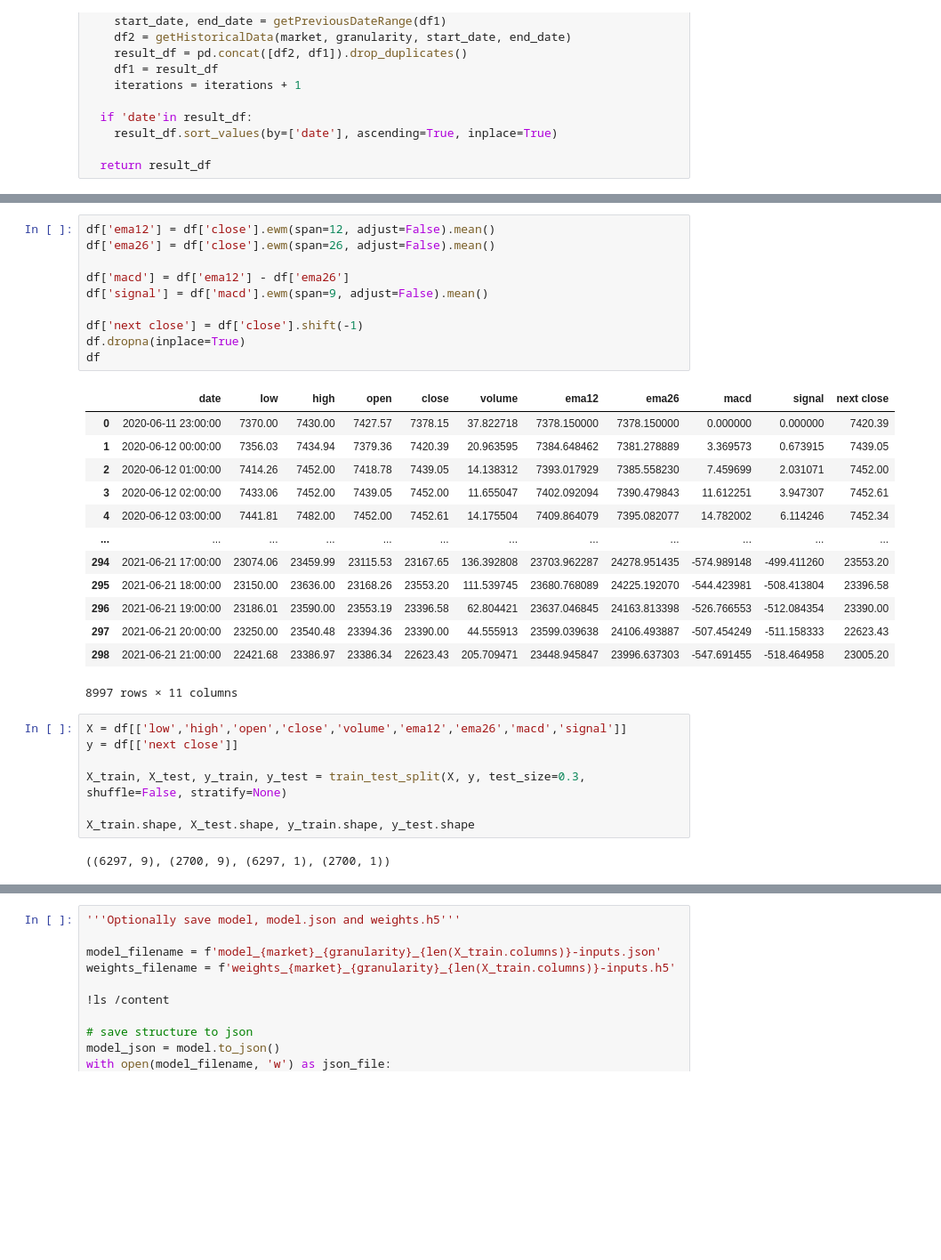
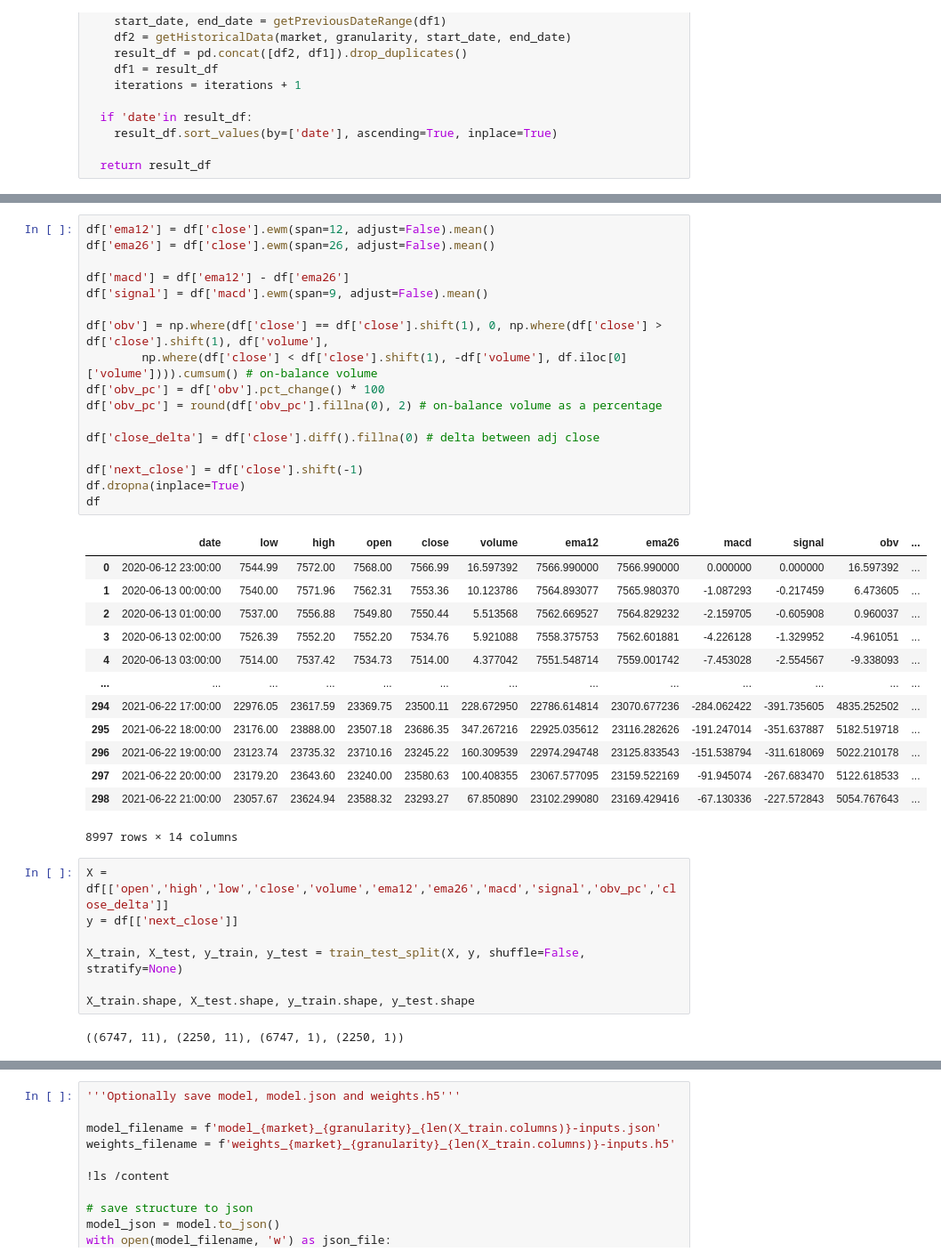
Before and after one commit to whittlem/colabnotebooks, a Jupyter notebook: TradingAI_LSTM_BitcoinHourly.ipynb, the cells around one changed output, grey strips where cells are left out. Shown at 89% size. Cells and saved outputs as stored; diff of their text form; blank space fills up the shorter version.

```diff
--- a/TradingAI_LSTM_BitcoinHourly.ipynb
+++ b/TradingAI_LSTM_BitcoinHourly.ipynb
@@ -89,36 +85,43 @@ df.head()
 # %%
 df['ema12'] = df['close'].ewm(span=12, adjust=False).mean()
 df['ema26'] = df['close'].ewm(span=26, adjust=False).mean()
 
 df['macd'] = df['ema12'] - df['ema26']
 df['signal'] = df['macd'].ewm(span=9, adjust=False).mean()
 
-df['next close'] = df['close'].shift(-1)
+df['obv'] = np.where(df['close'] == df['close'].shift(1), 0, np.where(df['close'] > df['close'].shift(1), df['volume'],
+        np.where(df['close'] < df['close'].shift(1), -df['volume'], df.iloc[0]['volume']))).cumsum() # on-balance volume
+df['obv_pc'] = df['obv'].pct_change() * 100
+df['obv_pc'] = round(df['obv_pc'].fillna(0), 2) # on-balance volume as a percentage
+
+df['close_delta'] = df['close'].diff().fillna(0) # delta between adj close
+
+df['next_close'] = df['close'].shift(-1)
 df.dropna(inplace=True)
 df
 # %% [output]
-|  | date | low | high | open | close | volume | ema12 | ema26 | macd | signal | next close |
-| 0 | 2020-06-11 23:00:00 | 7370.00 | 7430.00 | 7427.57 | 7378.15 | 37.822718 | 7378.150000 | 7378.150000 | 0.000000 | 0.000000 | 7420.39 |
-| 1 | 2020-06-12 00:00:00 | 7356.03 | 7434.94 | 7379.36 | 7420.39 | 20.963595 | 7384.648462 | 7381.278889 | 3.369573 | 0.673915 | 7439.05 |
-| 2 | 2020-06-12 01:00:00 | 7414.26 | 7452.00 | 7418.78 | 7439.05 | 14.138312 | 7393.017929 | 7385.558230 | 7.459699 | 2.031071 | 7452.00 |
-| 3 | 2020-06-12 02:00:00 | 7433.06 | 7452.00 | 7439.05 | 7452.00 | 11.655047 | 7402.092094 | 7390.479843 | 11.612251 | 3.947307 | 7452.61 |
-| 4 | 2020-06-12 03:00:00 | 7441.81 | 7482.00 | 7452.00 | 7452.61 | 14.175504 | 7409.864079 | 7395.082077 | 14.782002 | 6.114246 | 7452.34 |
-| ... | ... | ... | ... | ... | ... | ... | ... | ... | ... | ... | ... |
-| 294 | 2021-06-21 17:00:00 | 23074.06 | 23459.99 | 23115.53 | 23167.65 | 136.392808 | 23703.962287 | 24278.951435 | -574.989148 | -499.411260 | 23553.20 |
-| 295 | 2021-06-21 18:00:00 | 23150.00 | 23636.00 | 23168.26 | 23553.20 | 111.539745 | 23680.768089 | 24225.192070 | -544.423981 | -508.413804 | 23396.58 |
-| 296 | 2021-06-21 19:00:00 | 23186.01 | 23590.00 | 23553.19 | 23396.58 | 62.804421 | 23637.046845 | 24163.813398 | -526.766553 | -512.084354 | 23390.00 |
-| 297 | 2021-06-21 20:00:00 | 23250.00 | 23540.48 | 23394.36 | 23390.00 | 44.555913 | 23599.039638 | 24106.493887 | -507.454249 | -511.158333 | 22623.43 |
-| 298 | 2021-06-21 21:00:00 | 22421.68 | 23386.97 | 23386.34 | 22623.43 | 205.709471 | 23448.945847 | 23996.637303 | -547.691455 | -518.464958 | 23005.20 |
+|  | date | low | high | open | close | volume | ema12 | ema26 | macd | signal | obv | ... |
+| 0 | 2020-06-12 23:00:00 | 7544.99 | 7572.00 | 7568.00 | 7566.99 | 16.597392 | 7566.990000 | 7566.990000 | 0.000000 | 0.000000 | 16.597392 | ... |
+| 1 | 2020-06-13 00:00:00 | 7540.00 | 7571.96 | 7562.31 | 7553.36 | 10.123786 | 7564.893077 | 7565.980370 | -1.087293 | -0.217459 | 6.473605 | ... |
+| 2 | 2020-06-13 01:00:00 | 7537.00 | 7556.88 | 7549.80 | 7550.44 | 5.513568 | 7562.669527 | 7564.829232 | -2.159705 | -0.605908 | 0.960037 | ... |
+| 3 | 2020-06-13 02:00:00 | 7526.39 | 7552.20 | 7552.20 | 7534.76 | 5.921088 | 7558.375753 | 7562.601881 | -4.226128 | -1.329952 | -4.961051 | ... |
+| 4 | 2020-06-13 03:00:00 | 7514.00 | 7537.42 | 7534.73 | 7514.00 | 4.377042 | 7551.548714 | 7559.001742 | -7.453028 | -2.554567 | -9.338093 | ... |
+| ... | ... | ... | ... | ... | ... | ... | ... | ... | ... | ... | ... | ... |
+| 294 | 2021-06-22 17:00:00 | 22976.05 | 23617.59 | 23369.75 | 23500.11 | 228.672950 | 22786.614814 | 23070.677236 | -284.062422 | -391.735605 | 4835.252502 | ... |
+| 295 | 2021-06-22 18:00:00 | 23176.00 | 23888.00 | 23507.18 | 23686.35 | 347.267216 | 22925.035612 | 23116.282626 | -191.247014 | -351.637887 | 5182.519718 | ... |
+| 296 | 2021-06-22 19:00:00 | 23123.74 | 23735.32 | 23710.16 | 23245.22 | 160.309539 | 22974.294748 | 23125.833543 | -151.538794 | -311.618069 | 5022.210178 | ... |
+| 297 | 2021-06-22 20:00:00 | 23179.20 | 23643.60 | 23240.00 | 23580.63 | 100.408355 | 23067.577095 | 23159.522169 | -91.945074 | -267.683470 | 5122.618533 | ... |
+| 298 | 2021-06-22 21:00:00 | 23057.67 | 23624.94 | 23588.32 | 23293.27 | 67.850890 | 23102.299080 | 23169.429416 | -67.130336 | -227.572843 | 5054.767643 | ... |
-8997 rows × 11 columns
+8997 rows × 14 columns
 # %%
-X = df[['low','high','open','close','volume','ema12','ema26','macd','signal']]
-y = df[['next close']]
+X = df[['open','high','low','close','volume','ema12','ema26','macd','signal','obv_pc','close_delta']]
+y = df[['next_close']]
 
-X_train, X_test, y_train, y_test = train_test_split(X, y, test_size=0.3, shuffle=False, stratify=None)
+X_train, X_test, y_train, y_test = train_test_split(X, y, shuffle=False, stratify=None)
 
 X_train.shape, X_test.shape, y_train.shape, y_test.shape
 # %% [output]
-((6297, 9), (2700, 9), (6297, 1), (2700, 1))
+((6747, 11), (2250, 11), (6747, 1), (2250, 1))
 # %%
 X_scaler = MinMaxScaler(feature_range=(0, 1))
 X_scaled = X_scaler.fit_transform(X_train)
```
Also changed, not shown: parts of 9 cells of this notebook, 1 other file.
